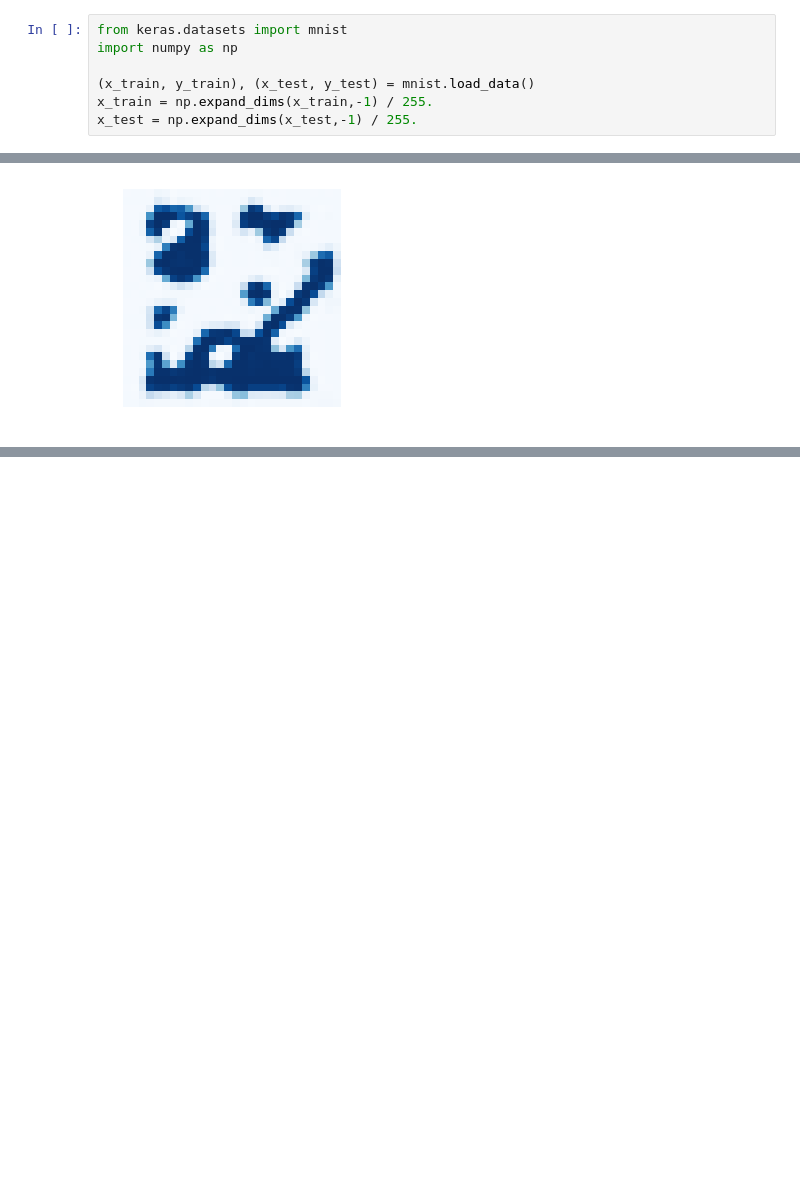
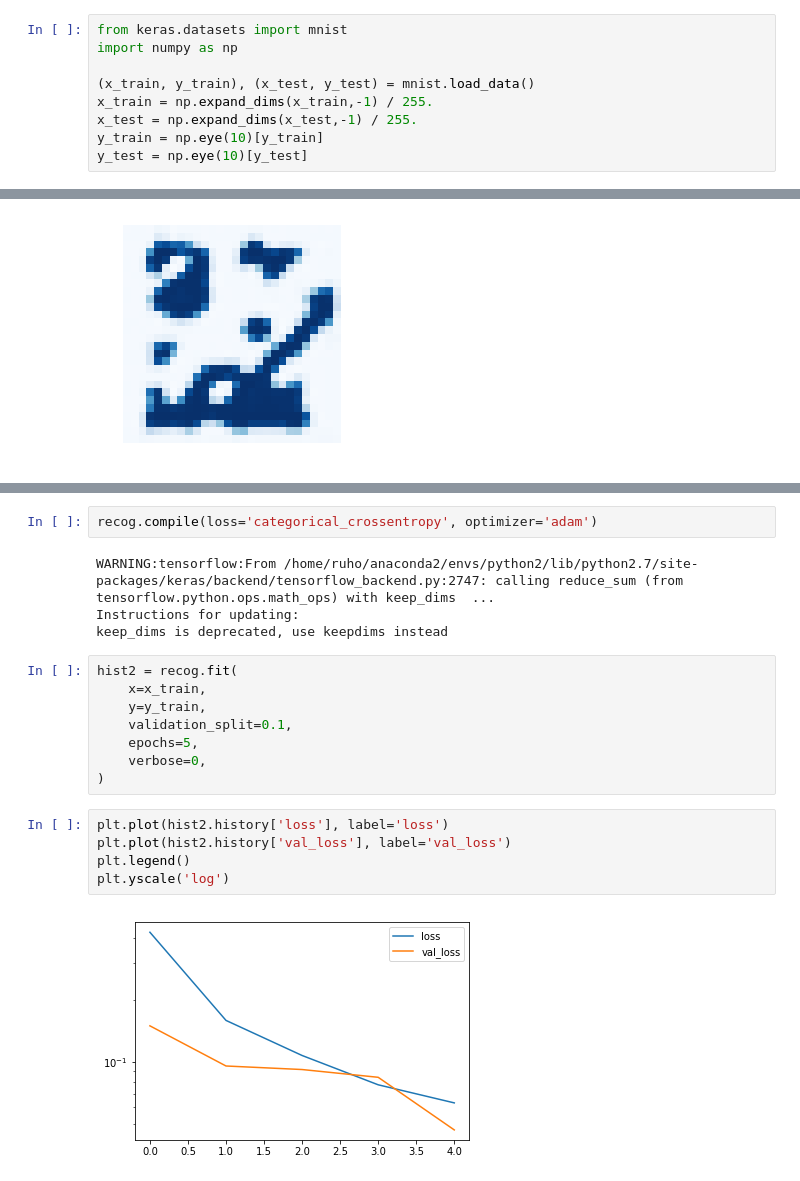
Before and after one commit to kruho/AutoEncoder, a Jupyter notebook: convAE.ipynb, the cells around one changed output, grey strips where cells are left out. Saved outputs shown, nothing was run; the diff lists cells and outputs as text; blank space fills up the shorter version.

Commit message:
recog

```diff
--- a/convAE.ipynb
+++ b/convAE.ipynb
@@ -5,3 +5,5 @@ import numpy as np
 (x_train, y_train), (x_test, y_test) = mnist.load_data()
 x_train = np.expand_dims(x_train,-1) / 255.
 x_test = np.expand_dims(x_test,-1) / 255.
+y_train = np.eye(10)[y_train]
+y_test = np.eye(10)[y_test]
@@ -163,0 +228,21 @@ plt.axis('off')
+# %%
+recog.compile(loss='categorical_crossentropy', optimizer='adam')
+# %% [output]
+WARNING:tensorflow:From /home/ruho/anaconda2/envs/python2/lib/python2.7/site-packages/keras/backend/tensorflow_backend.py:2747: calling reduce_sum (from tensorflow.python.ops.math_ops) with keep_dims  ...
+Instructions for updating:
+keep_dims is deprecated, use keepdims instead
+# %%
+hist2 = recog.fit(
+    x=x_train,
+    y=y_train,
+    validation_split=0.1,
+    epochs=5,
+    verbose=0,
+)
+# %%
+plt.plot(hist2.history['loss'], label='loss')
+plt.plot(hist2.history['val_loss'], label='val_loss')
+plt.legend()
+plt.yscale('log')
+# %% [output]
+[figure, added]
```
Also changed, not shown: parts of 5 cells of this notebook.
